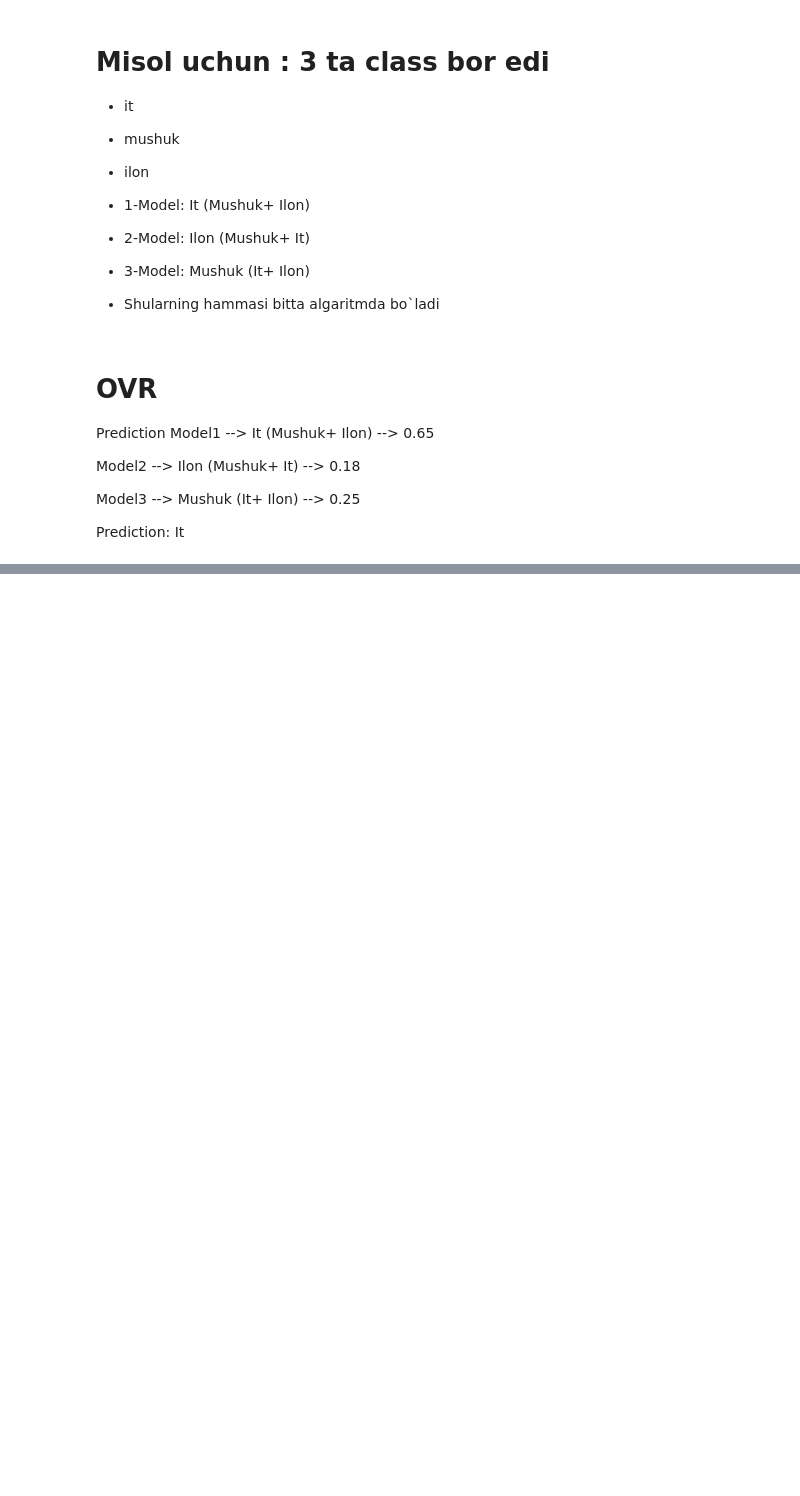
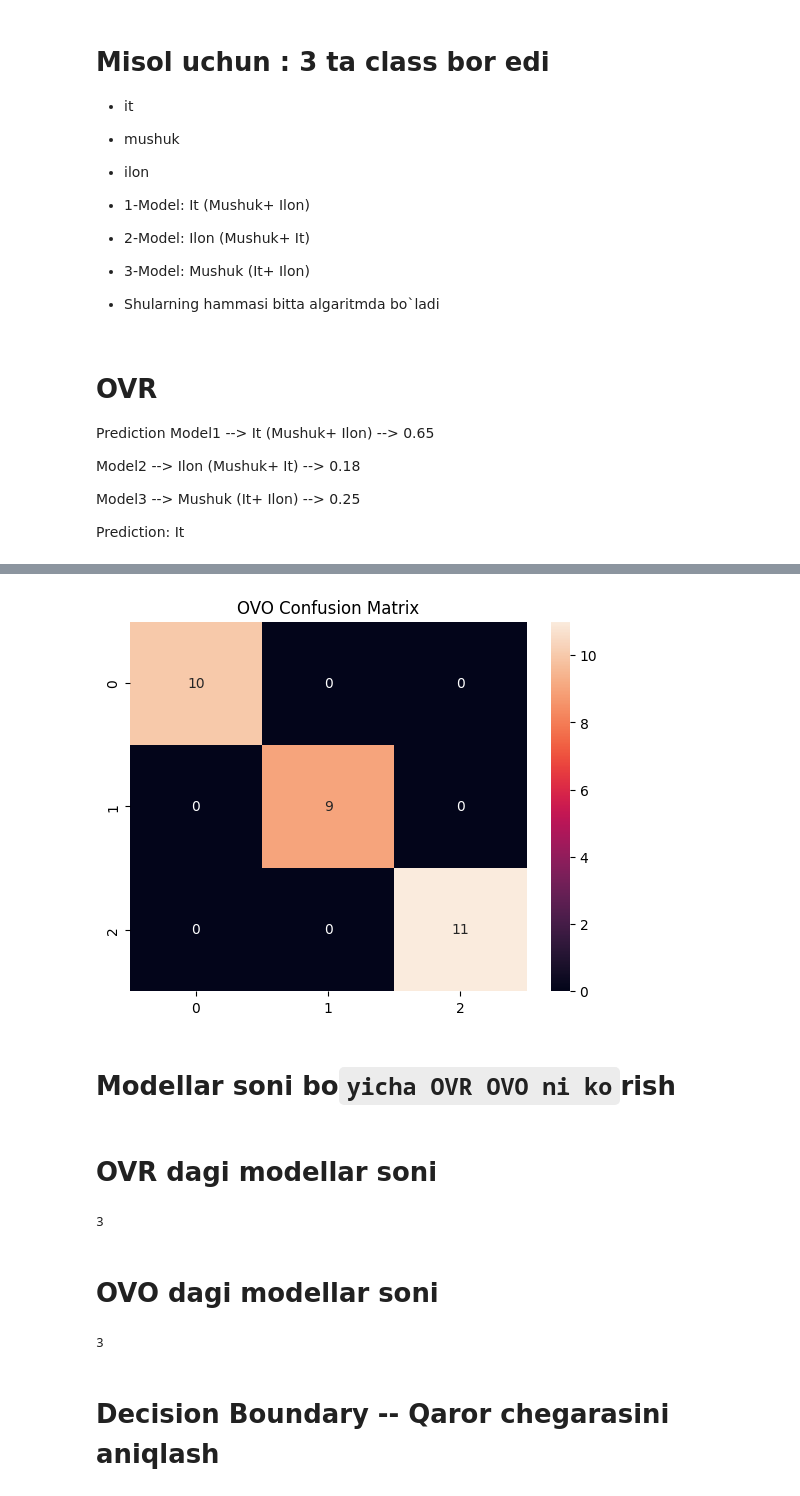
Before and after one commit to rrrasulbekruzmetov/Practise, a Jupyter notebook: Notebook/multi_class.ipynb, the cells around one changed output, grey strips where cells are left out. Drawn from its saved outputs; the diff is of its cells as text; code cells hidden in the pictures; blank space fills up the shorter version.

```diff
--- a/Notebook/multi_class.ipynb
+++ b/Notebook/multi_class.ipynb
@@ -50,0 +156,11 @@ Prediction: It
+# %%
+from sklearn.multiclass import OneVsOneClassifier
+from sklearn.svm import SVC
+
+ovo_model = OneVsOneClassifier(SVC())
+ovo_model.fit(x_train, y_train)
+
+y_pred_ovo = ovo_model.predict(x_test)
+
+print("OVO Accuracy: ", accuracy_score(y_test, y_pred_ovo))
+print(classification_report(y_test, y_pred_ovo))
@@ -50,0 +196,28 @@ Prediction: It
+# %%
+import matplotlib.pyplot as plt
+from sklearn.metrics import confusion_matrix
+import seaborn as sns
+
+cm_ovo = confusion_matrix(y_test, y_pred_ovo)
+
+sns.heatmap(cm_ovo, annot=True, fmt="d")
+plt.title("OVO Confusion Matrix")
+plt.show()
+# %% [output]
+[figure, added]
+# %% [markdown]
+# Modellar soni bo`yicha OVR OVO ni ko`rish
+# %% [markdown]
+# OVR dagi modellar soni
+# %%
+len(ovr_model.estimators_)
+# %% [output]
+3
+# %% [markdown]
+# OVO dagi modellar soni
+# %%
+len(ovo_model.estimators_)
+# %% [output]
+3
+# %% [markdown]
+# Decision Boundary -- Qaror chegarasini aniqlash
```
Also changed, not shown: parts of 17 cells of this notebook.
